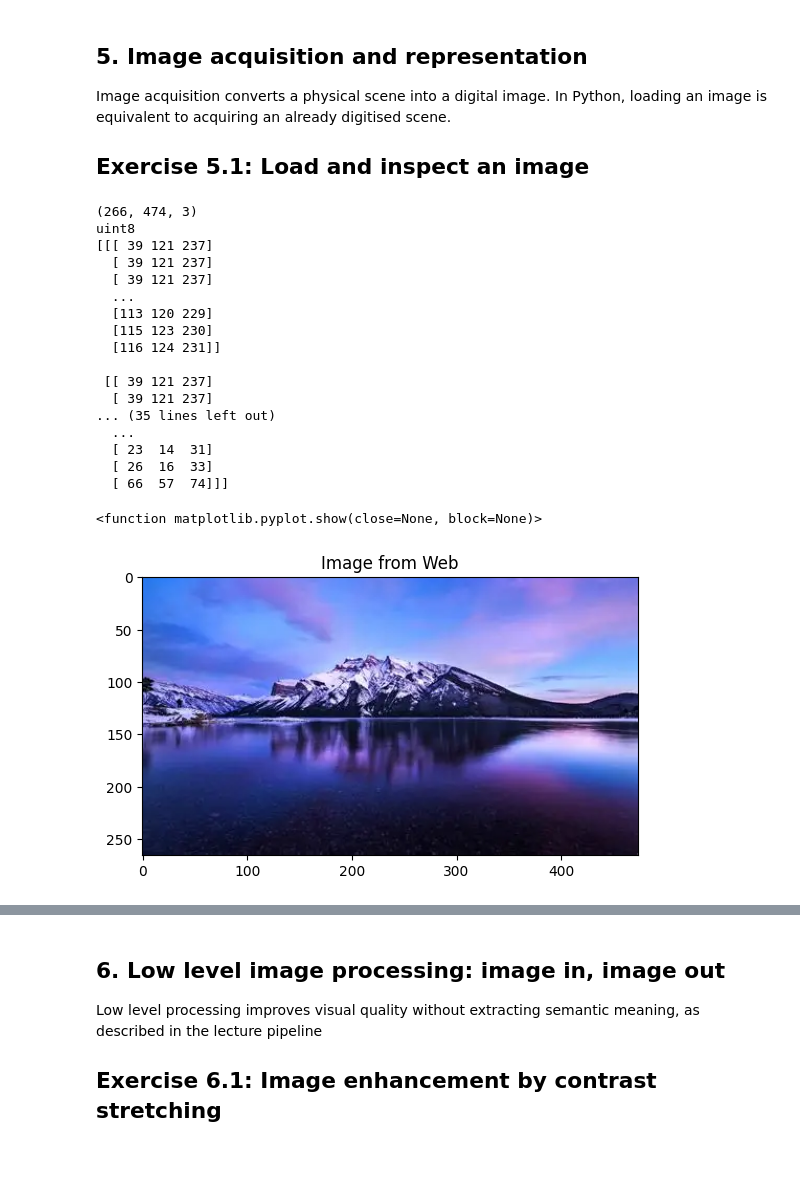
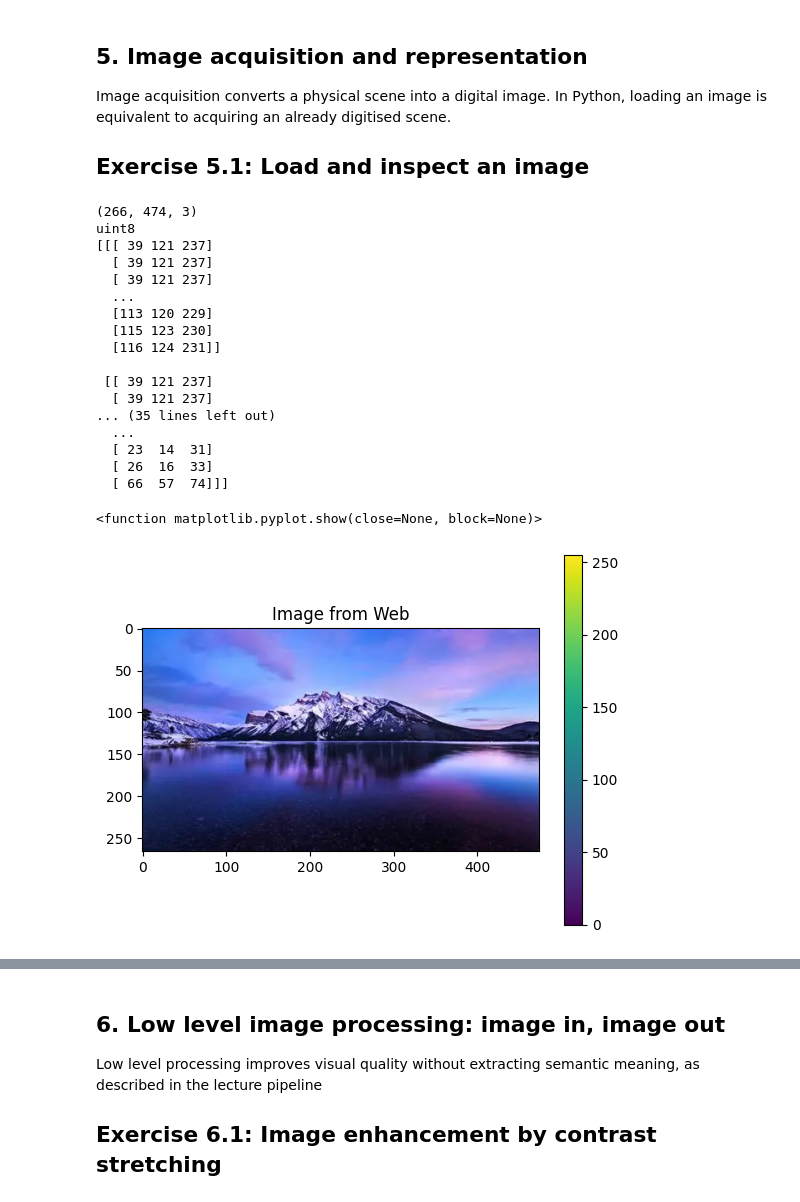
Before and after one commit to BashayrA/Digital-Image-Processing---Labs, a Jupyter notebook: AI342Lab1.ipynb, the cells around one changed output, grey strips where cells are left out. Cells and saved outputs as stored; diff of their text form; code cells hidden in the pictures; blank space fills up the shorter version.

```diff
--- a/AI342Lab1.ipynb
+++ b/AI342Lab1.ipynb
@@ -214,39 +217,50 @@ Image acquisition converts a physical scene into a digital image. In Python, loa
 # write your code here
 
 path = './OIP.webp'
+# import required library to read images from paths of stored on device images
 
 from matplotlib.image import imread
+
 
 webimage = imread(path)
 
 print(webimage.shape)
+# (266, 474, 3) - 3 for three channels RGB and the others are rows and cols of spatial coordinates
+
 print(webimage.dtype)
+# uint8 - that's that type used to store pixel intensities
+# as unsigned 8-bit integers for each value in the matrix AKA
+# image and that's why the images above I created had float64
+# as their type as I created them using numpy.zeros() function
+# which has dtype=float64 by default
+
 print(webimage)
 
 # display
 plt.imshow(webimage)
 plt.title('Image from Web')
+plt.colorbar()
 plt.show
 # %% [output]
 (266, 474, 3)
 uint8
 [[[ 39 121 237]
   [ 39 121 237]
   [ 39 121 237]
   ...
   [113 120 229]
   [115 123 230]
   [116 124 231]]
 
  [[ 39 121 237]
   [ 39 121 237]
 ... (35 lines left out)
   ...
   [ 23  14  31]
   [ 26  16  33]
   [ 66  57  74]]]
 <function matplotlib.pyplot.show(close=None, block=None)>
-[figure, old version]
+[figure, new version]
 # %%
 # Task
 # Convert the image to grey scale by averaging the colour channels.
```
Also changed, not shown: parts of 3 cells of this notebook, 1 other file.
